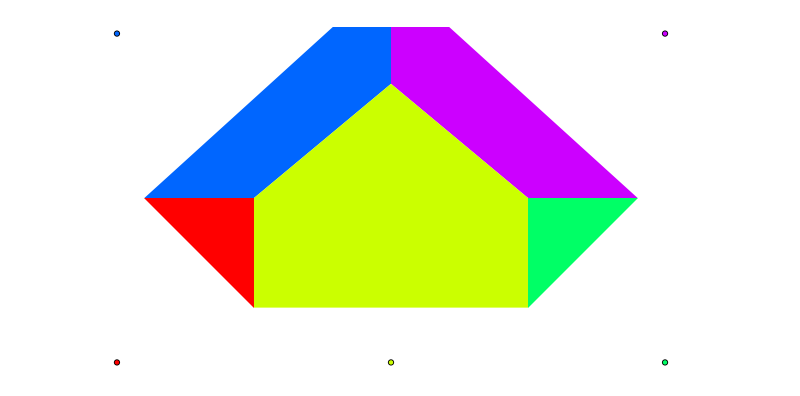
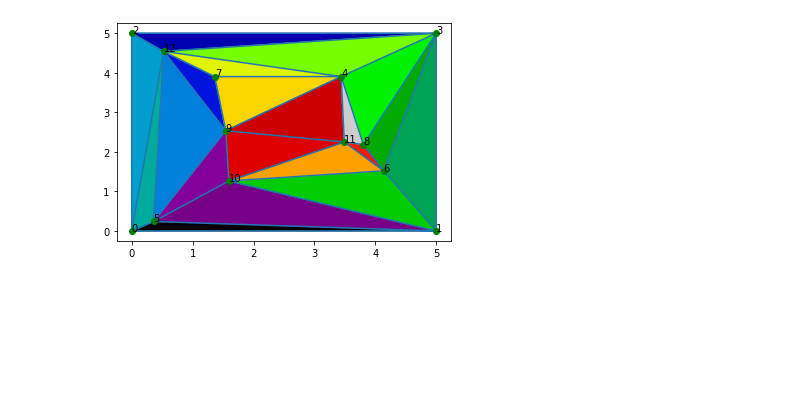
Before and after one commit to Xerefic/MM2090-Solutions, a Jupyter notebook: Assignment_5/question4/question4.ipynb, the cells around one changed output. Drawn from its saved outputs; the diff is of its cells as text; code cells hidden in the pictures; blank space fills up the shorter version.

```diff
--- a/Assignment_5/question4/question4.ipynb
+++ b/Assignment_5/question4/question4.ipynb
@@ -5,6 +5,0 @@ import matplotlib.pyplot as plt
-# %%
-A = 5
-B = 3
-n = 3
-
-vertices = [[0,0], [A,0], [0,B], [A,B]]
@@ -25,5 +5,0 @@ local = np.array(locations)
-# %%
-tri = Delaunay(local)
-p = plt.triplot(local[:,0], local[:,1], tri.simplices)
-p = plt.plot(local[:,0], local[:,1], 'o')
-show(p)
@@ -33,9 +5,0 @@ show(p)
-# %%
-P = locations
-V = VoronoiDiagram(P)
-
-S = V.plot()
-
-show(S, xmin=0, xmax=A, ymin=0, ymax=B, aspect_ratio=1, axes=false)
-# %% [output]
-[figure, removed]
@@ -41,0 +64,4 @@ show(S, xmin=0, xmax=A, ymin=0, ymax=B, aspect_ratio=1, axes=false)
+# %%
+p, triangles = Triangulate(5,5,20)
+# %% [output]
+[figure, added]
```
Also changed, not shown: parts of 5 cells of this notebook, 2 other files.
